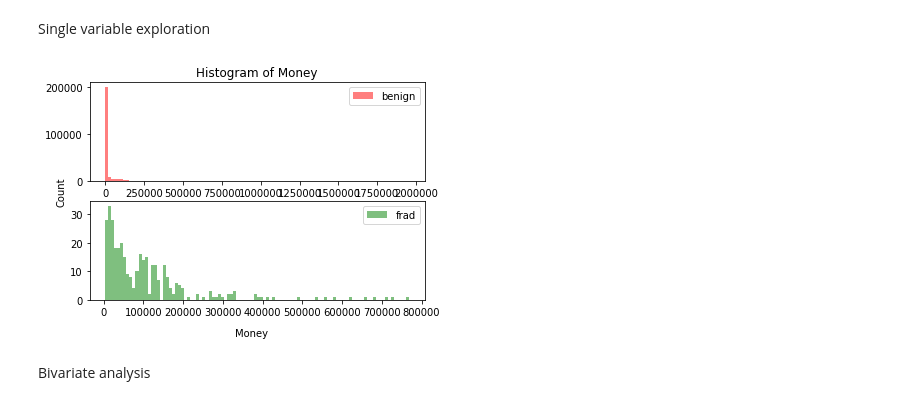
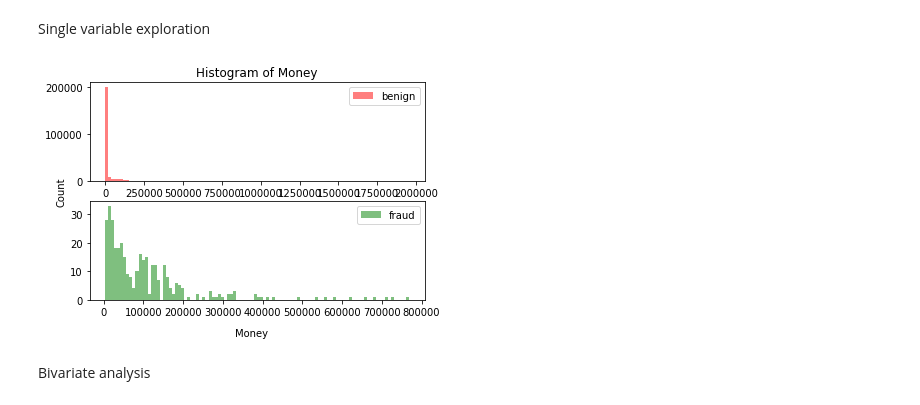
Before and after one commit to sirpandemona/CDA, a Jupyter notebook: Exercise 1/visualization.ipynb, the cells around one changed output. Saved outputs shown, nothing was run; the diff lists cells and outputs as text; code cells hidden in the pictures.

```diff
--- a/Exercise 1/visualization.ipynb
+++ b/Exercise 1/visualization.ipynb
@@ -54,21 +54,21 @@ Single variable exploration
 # %%
 # Visualize money attribute
 benign_data = df[df['simple_journal'] == 'Settled']
-frad_data = df[df['simple_journal'] == 'Chargeback']
+fraud_data = df[df['simple_journal'] == 'Chargeback']
 
 f, axarr = plt.subplots(2)
 kwargs = dict(alpha=0.5, bins=100)
 axarr[0].hist(benign_data['amount'], **kwargs, color='r', label='benign')
 axarr[0].legend()
-axarr[1].hist(frad_data['amount'], **kwargs, color='g', label='frad')
+axarr[1].hist(fraud_data['amount'], **kwargs, color='g', label='fraud')
 axarr[1].legend()
 f.text(0.5, 0.01, 'Money', ha='center', va='center')
 f.text(0.06, 0.5, 'Count', ha='center', va='center', rotation='vertical')
 axarr[0].set_title("Histogram of Money")
 # f.autofmt_xdate()
 plt.show()
 # %% [output]
-[figure, old version]
+[figure, new version]
 # %% [markdown]
 Bivariate analysis
 # %%
```
Also changed, not shown: parts of 3 cells of this notebook.
